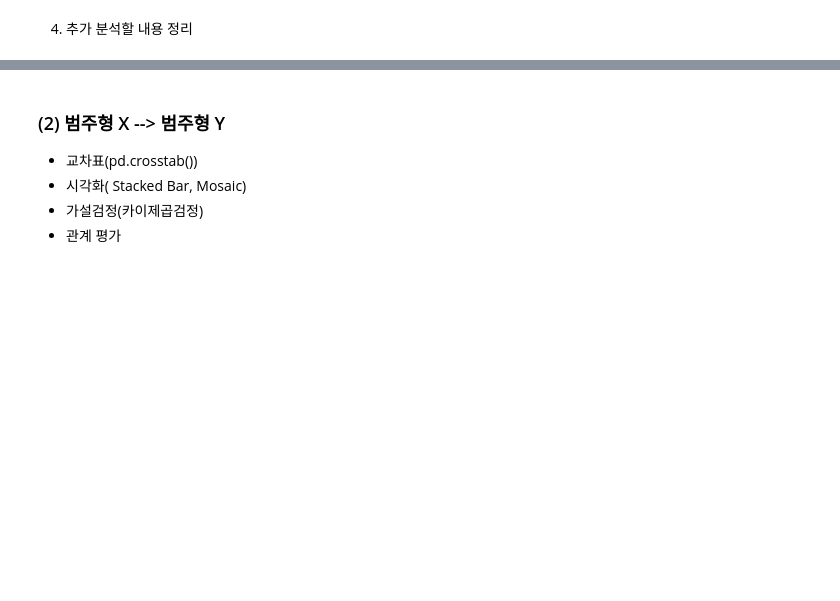
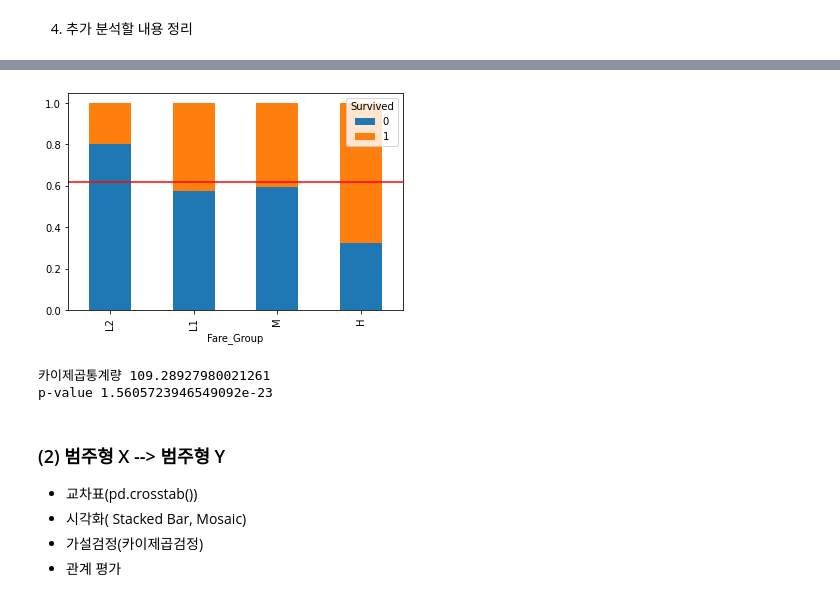
Before and after one commit to ringolove/aivle2201, a Jupyter notebook: python_visualization/14과 이변량분석_종합실습.ipynb, the cells around one changed output, grey strips where cells are left out. Cells and saved outputs as stored; diff of their text form; code cells hidden in the pictures; blank space fills up the shorter version.

```diff
--- a/python_visualization/14과 이변량분석_종합실습.ipynb
+++ b/python_visualization/14과 이변량분석_종합실습.ipynb
@@ -126,3 +128,8 @@ dtype: float64
 3) 관계 평가하기
 # %% [markdown]
 4) 추가 분석할 내용 정리
+# %%
+bins = [0,10,30,50, np.inf]
+labels = ['L2','L1','M','H']
+titanic['Fare_Group'] = pd.cut(titanic['Fare'], bins=bins, labels=labels, right=False)
+titanic.head()
@@ -129,3 +143,17 @@ dtype: float64
+# %%
+temp = pd.crosstab(titanic['Fare_Group'], titanic['Survived'],normalize='index')
+temp.plot.bar(stacked=True)
+plt.axhline(1-titanic['Survived'].mean(), color='r')
+plt.show()
+
+table = pd.crosstab(titanic[target], titanic['Fare_Group'])
+result = spst.chi2_contingency(table)
+print('카이제곱통계량', result[0])
+print('p-value', result[1])
+# %% [output]
+[figure, added]
+카이제곱통계량 109.28927980021261
+p-value 1.5605723946549092e-23
 # %% [markdown]
 ### (2) 범주형 X --> 범주형 Y
 
```
Also changed, not shown: parts of 43 cells of this notebook, 2 other files.
